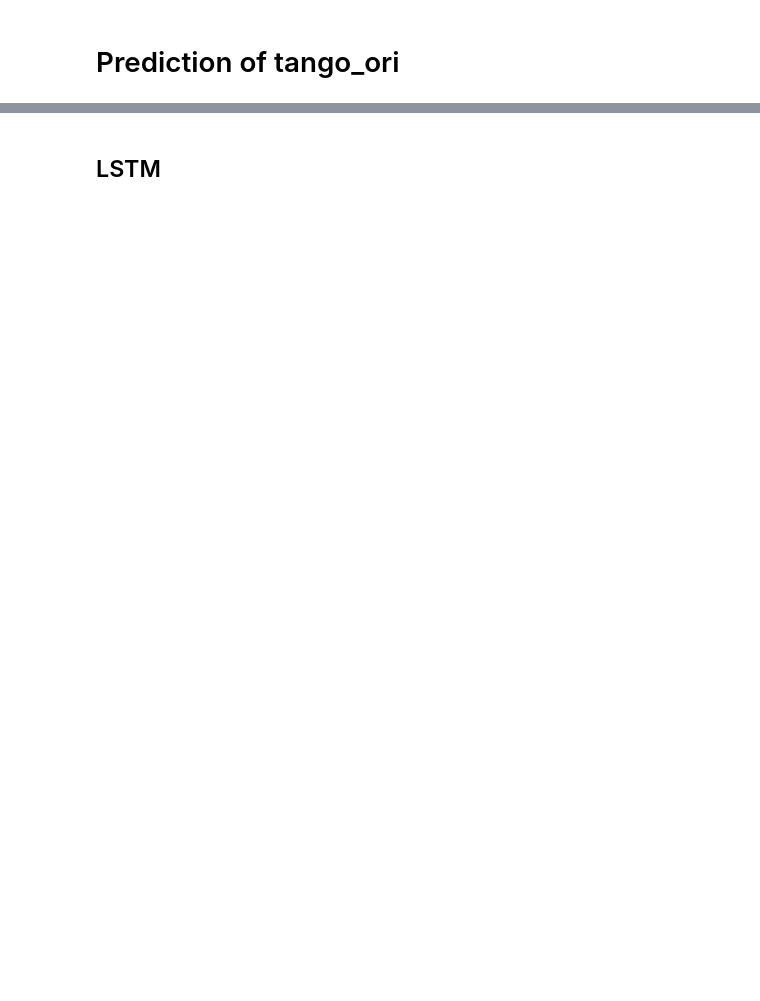
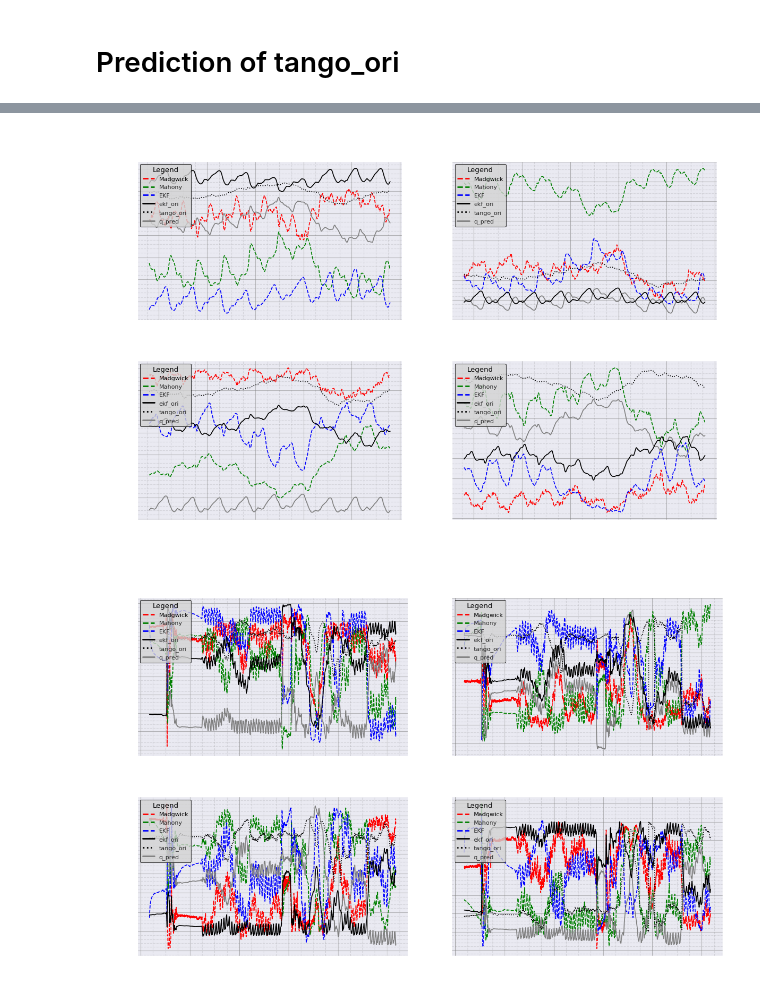
Before and after one commit to tonton-golio/inertial_navigation_transformer, a Jupyter notebook: playground_notebooks/quaternions_LSTM_GRU_RNN.ipynb, the cells around one changed output, grey strips where cells are left out. Saved outputs shown, nothing was run; the diff lists cells and outputs as text; code cells hidden in the pictures; blank space fills up the shorter version.

```diff
--- a/playground_notebooks/quaternions_LSTM_GRU_RNN.ipynb
+++ b/playground_notebooks/quaternions_LSTM_GRU_RNN.ipynb
@@ -123,20 +197,48 @@ dict_keys(['synced/gyro', 'synced/acce', 'synced/magnet', 'synced/rv', 'synced/g
 # %%
+q_0 = np.array([1, 0, 0, 0])
+
 gain = 1.12666016
 madgwick_filter = Madgwick(gyr = gyro, acc = acc, mag=mag, dt = dt, q0=q_0, gain=gain)
 Q_1 = madgwick_filter.Q
-
 
 k_P = 0.5366640716587453
 k_I = 0.4086550384556218
 mahony_filter = Mahony(gyr = gyro, acc = acc, mag=mag, dt = dt, q0=q_0, k_P=k_P, k_I=k_I)
 Q_2 = mahony_filter.Q
 
-
-acc_var = 0.3**2
-gyro_var = 0.5**2
-mag_var = 0.8**2
+acc_var = 10
+gyro_var = 5
+mag_var = 20
 ekf = EKF(gyr=gyro, acc=acc, mag=mag, dt = dt, q0=q_0, noises= [gyro_var, acc_var, mag_var])
 Q_ekf = ekf.Q
+
+
+q_0 = np.mean(Q_1[:1000], axis = 0)
+
+gain = 1.12666016
+madgwick_filter = Madgwick(gyr = gyro, acc = acc, mag=mag, dt = dt, q0=q_0, gain=gain)
+Q_1 = madgwick_filter.Q
+
+q_0 = np.mean(Q_2[:1000], axis = 0)
+
+k_P = 0.5366640716587453
+k_I = 0.4086550384556218
+mahony_filter = Mahony(gyr = gyro, acc = acc, mag=mag, dt = dt, q0=q_0, k_P=k_P, k_I=k_I)
+Q_2 = mahony_filter.Q
+
+q_0 = np.mean(Q_ekf[:1000], axis = 0)
+
+acc_var = 10
+gyro_var = 5
+mag_var = 20
+ekf = EKF(gyr=gyro, acc=acc, mag=mag, dt = dt, q0=q_0, noises= [gyro_var, acc_var, mag_var])
+Q_ekf = ekf.Q
+
+q_pred = np.zeros((len(gyro), 4))
+q_pred[0] = tango_ori[0]
+factor= .0025
+for i in range(1,N_train):
+    q_pred[i] = Theta(gyro[i]*factor, dt=dt)@q_pred[i-1]
 
 
 if not torch.is_tensor(gyro):
@@ -155,7 +257,13 @@ if not torch.is_tensor(Q_2):
     Q_2 = torch.from_numpy(Q_2).float()
 if not torch.is_tensor(Q_ekf):
     Q_ekf = torch.from_numpy(Q_ekf).float()
+if not torch.is_tensor(q_pred):
+    q_pred = torch.from_numpy(q_pred).float()
 if not torch.is_tensor(tango_ori):
     tango_ori = torch.from_numpy(tango_ori).float()
-# %% [markdown]
-## LSTM
+# %%
+plot_quaternion_comparison(Q_1, Q_2, Q_ekf, ekf_ori, tango_ori, q_pred, time)
+plot_quaternion_comparison(Q_1, Q_2, Q_ekf, ekf_ori, tango_ori, q_pred, time, num_elems=20000)
+# %% [output]
+[figure, added]
+[figure, added]
```
Also changed, not shown: parts of 12 cells of this notebook, 1 other file.
